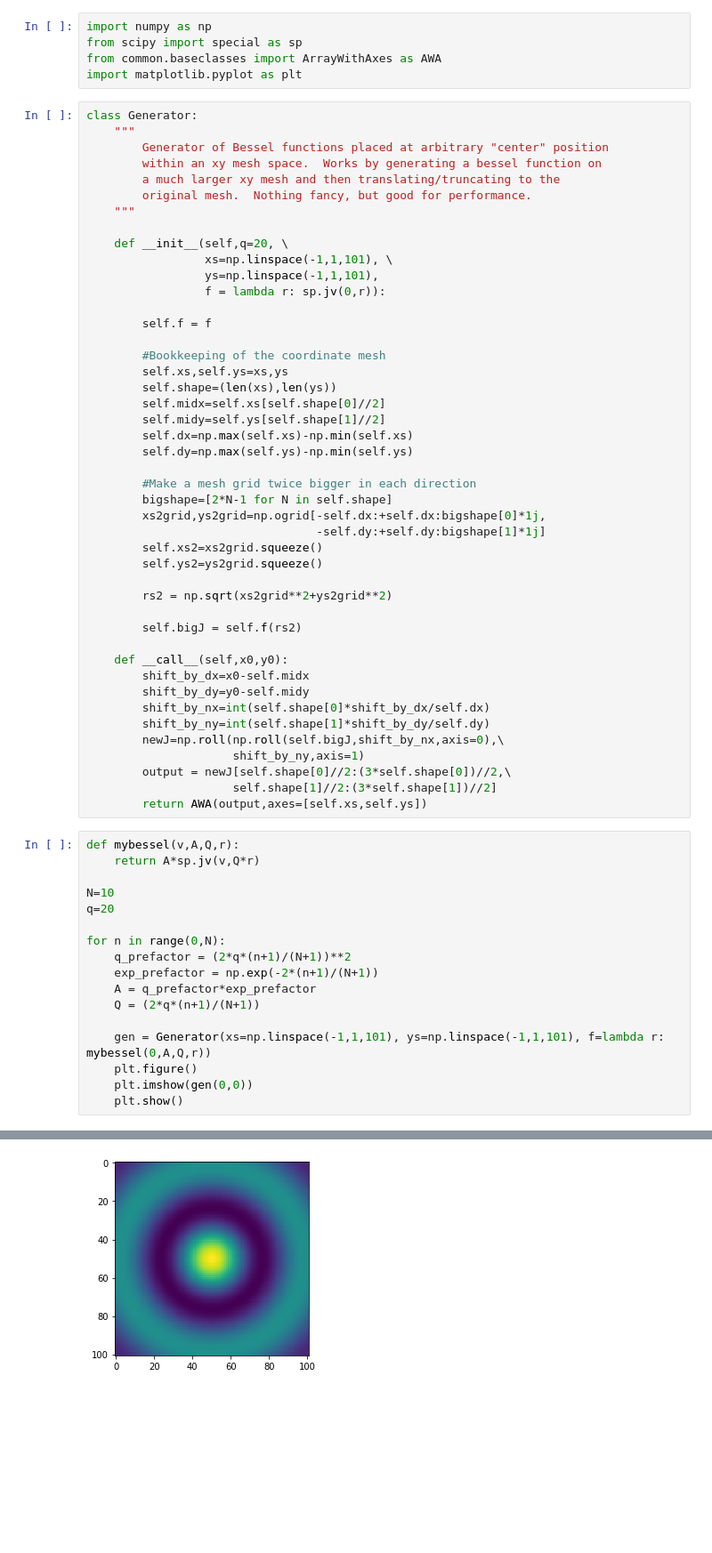
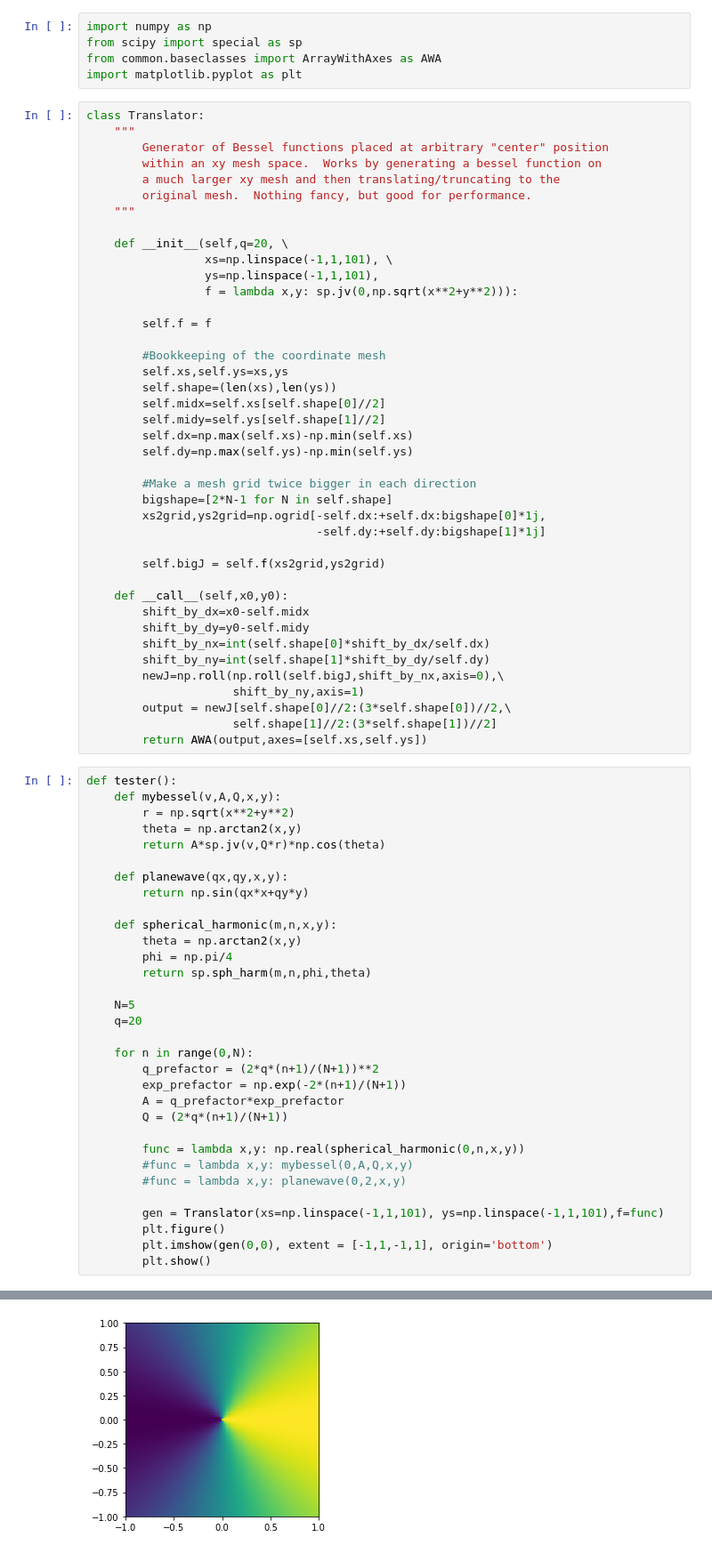
Before and after one commit to magittan/BokehPlasmons, a Jupyter notebook: notebooks/Refactor.ipynb, the cells around one changed output, grey strips where cells are left out. Shown at 89% size. Saved outputs shown, nothing was run; the diff lists cells and outputs as text; blank space fills up the shorter version.

Commit message:
refactor of function translator class completed in notebook

```diff
--- a/notebooks/Refactor.ipynb
+++ b/notebooks/Refactor.ipynb
@@ -4,7 +4,7 @@ from scipy import special as sp
 from common.baseclasses import ArrayWithAxes as AWA
 import matplotlib.pyplot as plt
 # %%
-class Generator:
+class Translator:
     """
         Generator of Bessel functions placed at arbitrary "center" position
         within an xy mesh space.  Works by generating a bessel function on
@@ -15,7 +15,7 @@ class Generator:
     def __init__(self,q=20, \
                  xs=np.linspace(-1,1,101), \
                  ys=np.linspace(-1,1,101),
-                 f = lambda r: sp.jv(0,r)):
+                 f = lambda x,y: sp.jv(0,np.sqrt(x**2+y**2))):
 
         self.f = f
 
@@ -31,12 +31,8 @@ class Generator:
         bigshape=[2*N-1 for N in self.shape]
         xs2grid,ys2grid=np.ogrid[-self.dx:+self.dx:bigshape[0]*1j,
                                  -self.dy:+self.dy:bigshape[1]*1j]
-        self.xs2=xs2grid.squeeze()
-        self.ys2=ys2grid.squeeze()
 
-        rs2 = np.sqrt(xs2grid**2+ys2grid**2)
-
-        self.bigJ = self.f(rs2)
+        self.bigJ = self.f(xs2grid,ys2grid)
 
     def __call__(self,x0,y0):
         shift_by_dx=x0-self.midx
@@ -49,20 +45,35 @@ class Generator:
                      self.shape[1]//2:(3*self.shape[1])//2]
         return AWA(output,axes=[self.xs,self.ys])
 # %%
-def mybessel(v,A,Q,r):
-    return A*sp.jv(v,Q*r)
+def tester():
+    def mybessel(v,A,Q,x,y):
+        r = np.sqrt(x**2+y**2)
+        theta = np.arctan2(x,y)
+        return A*sp.jv(v,Q*r)*np.cos(theta)
 
-N=10
-q=20
+    def planewave(qx,qy,x,y):
+        return np.sin(qx*x+qy*y)
 
-for n in range(0,N):
-    q_prefactor = (2*q*(n+1)/(N+1))**2
-    exp_prefactor = np.exp(-2*(n+1)/(N+1))
-    A = q_prefactor*exp_prefactor
-    Q = (2*q*(n+1)/(N+1))
+    def spherical_harmonic(m,n,x,y):
+        theta = np.arctan2(x,y)
+        phi = np.pi/4
+        return sp.sph_harm(m,n,phi,theta)
 
-    gen = Generator(xs=np.linspace(-1,1,101), ys=np.linspace(-1,1,101), f=lambda r: mybessel(0,A,Q,r))
-    plt.figure()
-    plt.imshow(gen(0,0))
-    plt.show()
+    N=5
+    q=20
+
+    for n in range(0,N):
+        q_prefactor = (2*q*(n+1)/(N+1))**2
+        exp_prefactor = np.exp(-2*(n+1)/(N+1))
+        A = q_prefactor*exp_prefactor
+        Q = (2*q*(n+1)/(N+1))
+
+        func = lambda x,y: np.real(spherical_harmonic(0,n,x,y))
+        #func = lambda x,y: mybessel(0,A,Q,x,y)
+        #func = lambda x,y: planewave(0,2,x,y)
+
+        gen = Translator(xs=np.linspace(-1,1,101), ys=np.linspace(-1,1,101),f=func)
+        plt.figure()
+        plt.imshow(gen(0,0), extent = [-1,1,-1,1], origin='bottom')
+        plt.show()
 # %% [output]
@@ -70 +81 @@ for n in range(0,N):
-[figure, old version]
+[figure, new version]
```
Also changed, not shown: parts of 1 cell of this notebook, 1 other file.
